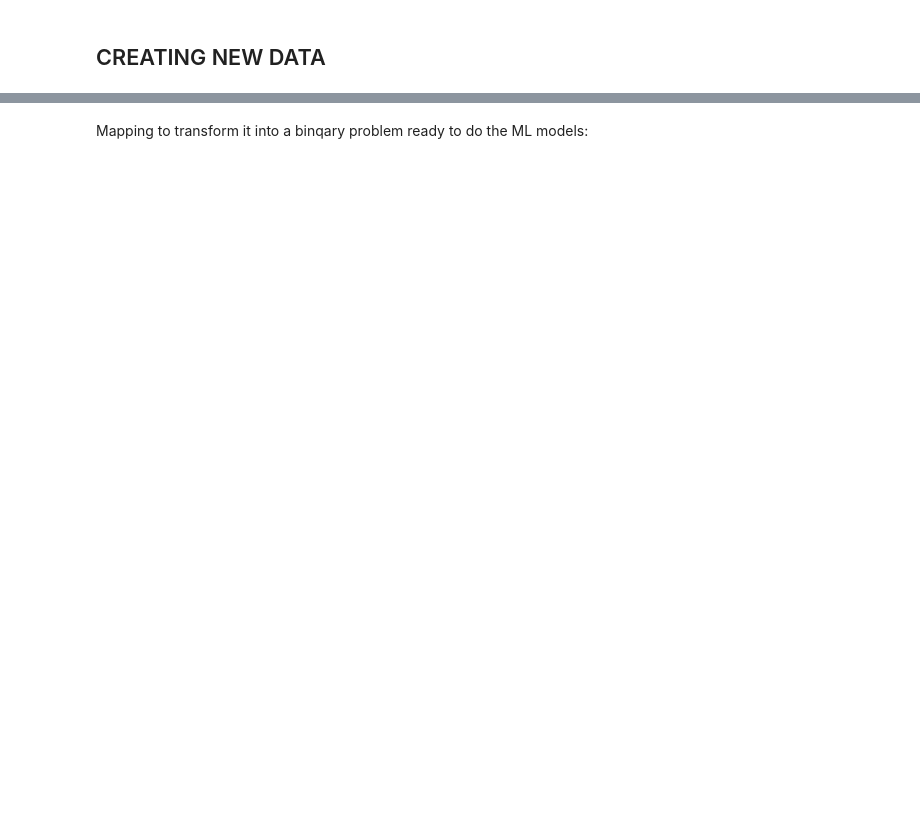
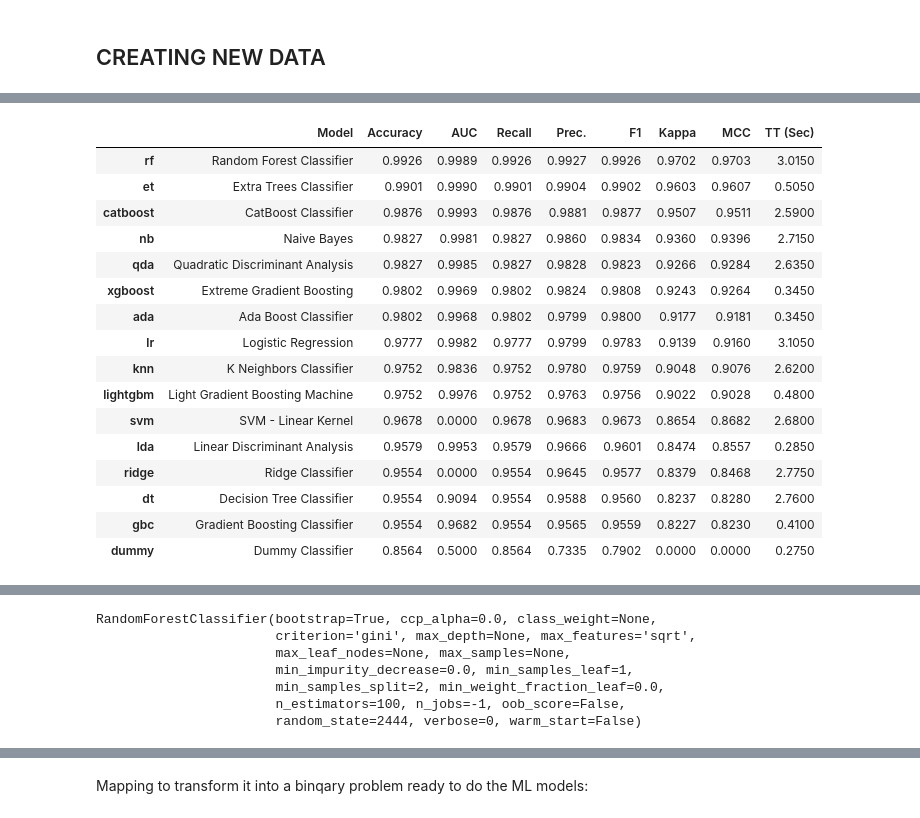
Before and after one commit to fitizens/mbd23_squats, a Jupyter notebook: situp_lab_ml_models2.ipynb, the cells around one changed output, grey strips where cells are left out. Drawn from its saved outputs; the diff is of its cells as text; code cells hidden in the pictures; blank space fills up the shorter version.

```diff
--- a/situp_lab_ml_models2.ipynb
+++ b/situp_lab_ml_models2.ipynb
@@ -115,0 +180,4 @@ data_custom.head()
+# %%
+models = compare_models(sort="F1", fold=2)
+models
+# %% [output]
@@ -115,0 +185,17 @@ data_custom.head()
+|  | Model | Accuracy | AUC | Recall | Prec. | F1 | Kappa | MCC | TT (Sec) |
+| rf | Random Forest Classifier | 0.9926 | 0.9989 | 0.9926 | 0.9927 | 0.9926 | 0.9702 | 0.9703 | 3.0150 |
+| et | Extra Trees Classifier | 0.9901 | 0.9990 | 0.9901 | 0.9904 | 0.9902 | 0.9603 | 0.9607 | 0.5050 |
+| catboost | CatBoost Classifier | 0.9876 | 0.9993 | 0.9876 | 0.9881 | 0.9877 | 0.9507 | 0.9511 | 2.5900 |
+| nb | Naive Bayes | 0.9827 | 0.9981 | 0.9827 | 0.9860 | 0.9834 | 0.9360 | 0.9396 | 2.7150 |
+| qda | Quadratic Discriminant Analysis | 0.9827 | 0.9985 | 0.9827 | 0.9828 | 0.9823 | 0.9266 | 0.9284 | 2.6350 |
+| xgboost | Extreme Gradient Boosting | 0.9802 | 0.9969 | 0.9802 | 0.9824 | 0.9808 | 0.9243 | 0.9264 | 0.3450 |
+| ada | Ada Boost Classifier | 0.9802 | 0.9968 | 0.9802 | 0.9799 | 0.9800 | 0.9177 | 0.9181 | 0.3450 |
+| lr | Logistic Regression | 0.9777 | 0.9982 | 0.9777 | 0.9799 | 0.9783 | 0.9139 | 0.9160 | 3.1050 |
+| knn | K Neighbors Classifier | 0.9752 | 0.9836 | 0.9752 | 0.9780 | 0.9759 | 0.9048 | 0.9076 | 2.6200 |
+| lightgbm | Light Gradient Boosting Machine | 0.9752 | 0.9976 | 0.9752 | 0.9763 | 0.9756 | 0.9022 | 0.9028 | 0.4800 |
+| svm | SVM - Linear Kernel | 0.9678 | 0.0000 | 0.9678 | 0.9683 | 0.9673 | 0.8654 | 0.8682 | 2.6800 |
+| lda | Linear Discriminant Analysis | 0.9579 | 0.9953 | 0.9579 | 0.9666 | 0.9601 | 0.8474 | 0.8557 | 0.2850 |
+| ridge | Ridge Classifier | 0.9554 | 0.0000 | 0.9554 | 0.9645 | 0.9577 | 0.8379 | 0.8468 | 2.7750 |
+| dt | Decision Tree Classifier | 0.9554 | 0.9094 | 0.9554 | 0.9588 | 0.9560 | 0.8237 | 0.8280 | 2.7600 |
+| gbc | Gradient Boosting Classifier | 0.9554 | 0.9682 | 0.9554 | 0.9565 | 0.9559 | 0.8227 | 0.8230 | 0.4100 |
+| dummy | Dummy Classifier | 0.8564 | 0.5000 | 0.8564 | 0.7335 | 0.7902 | 0.0000 | 0.0000 | 0.2750 |
@@ -115,0 +203,7 @@ data_custom.head()
+RandomForestClassifier(bootstrap=True, ccp_alpha=0.0, class_weight=None,
+                       criterion='gini', max_depth=None, max_features='sqrt',
+                       max_leaf_nodes=None, max_samples=None,
+                       min_impurity_decrease=0.0, min_samples_leaf=1,
+                       min_samples_split=2, min_weight_fraction_leaf=0.0,
+                       n_estimators=100, n_jobs=-1, oob_score=False,
+                       random_state=2444, verbose=0, warm_start=False)
```
Also changed, not shown: parts of 45 cells of this notebook, 22 other files.
